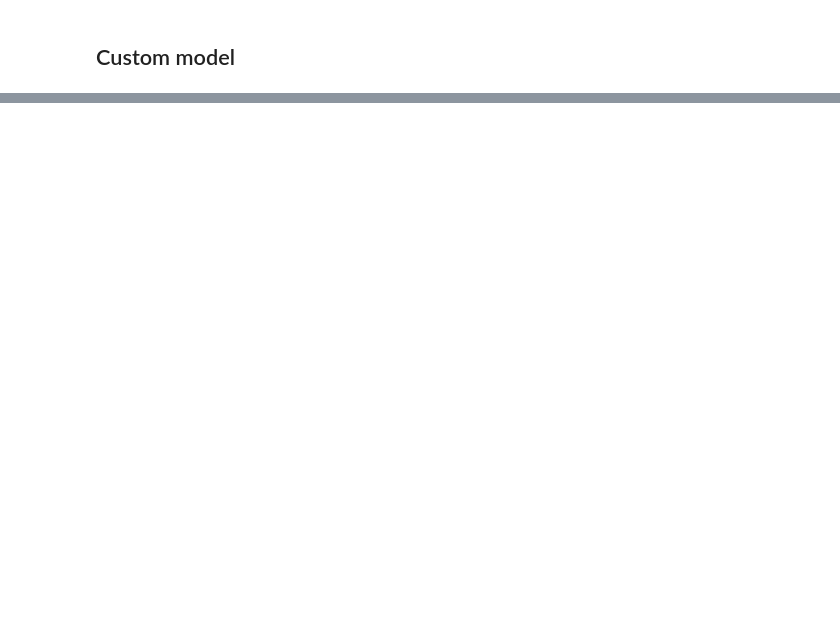
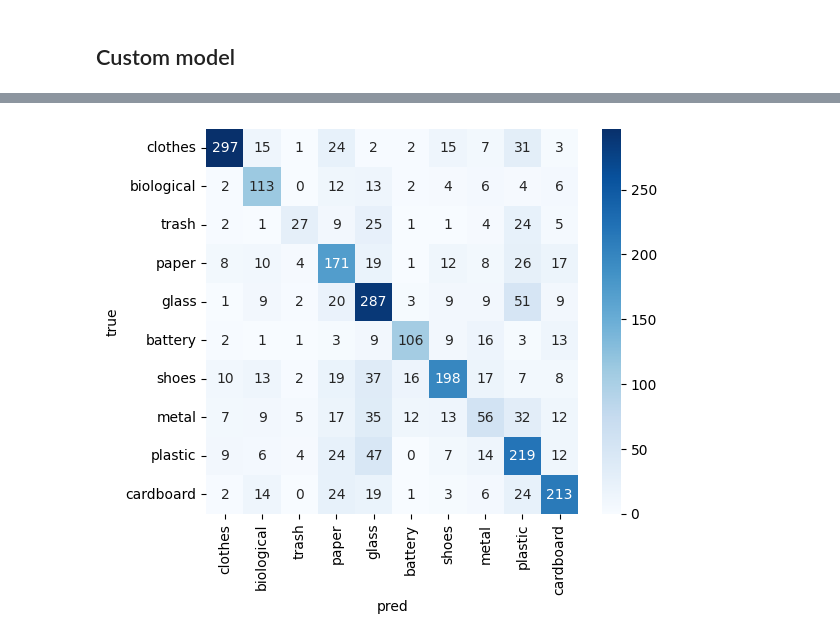
Before and after one commit to ffaundezcab/amd_garbage_recognizer, a Jupyter notebook: notebooks/model.ipynb, the cells around one changed output, grey strips where cells are left out. Saved outputs shown, nothing was run; the diff lists cells and outputs as text; code cells hidden in the pictures; blank space fills up the shorter version.

Commit message:
efficient implementation and custom model

```diff
--- a/notebooks/model.ipynb
+++ b/notebooks/model.ipynb
@@ -344,9 +431,10 @@ def build_custom_model(n_filters = 128, n_neurons = 64, learning_rate = 1e-2, dr
     return model
 # %%
 param_grid = {"learning_rate": [1e-2, 1e-3],
-              "momentum": [0.0, 0.9],
-              "n_filters": [16, 32],
-              "n_neurons": [32, 64]}
+              "kernel_size" : [3, 5],
+              "beta_2": [0.99, 0.999],
+              "n_filters": [64, 128],
+              "n_neurons": [64, 128]}
 
 # X_train, X_test, y_train, y_test
-best_params, best_accuracy, mean_scores  = CNN_GridSearchCV(X_train, y_train, param_grid, build_custom_model, 42, 5, n_jobs = -1)
+best_params, best_accuracy, mean_scores  = CNN_GridSearchCV(X_train_full, y_train_labels, param_grid, build_custom_model, 42, 5,n_jobs=1 ,batch_size=batch_size)
@@ -380,8 +559,3 @@ mean_scores
-# %%
-which_arch = "custom"
-run_id, run_logdir = get_run_logdir(which_arch, "2")
-# save_params(run_logdir, "best_params_custom_model.pkl", best_params)
-best_params = {'learning_rate': 0.01, 'momentum': 0.9, 'n_filters': 32, 'n_neurons': 64}
 # %%
 path_best_first_arch = "/custom/2_run_2026_02_28-00_03_05"
 # params_first_arch = load_params(logs_path+path_best_first_arch+"/best_params_first_model.pkl")
@@ -413,0 +620,2 @@ tf.test.gpu_device_name()
+# %%
+y_pred = np.argmax(model.predict(cv_test_set), axis = 1)
@@ -413,0 +624,2 @@ tf.test.gpu_device_name()
+# %%
+cm = compute_classification_metrics(y_test_array, y_pred, class_names)
@@ -413,0 +643,4 @@ tf.test.gpu_device_name()
+# %%
+plot_conf_matrix(cm)
+# %% [output]
+[figure, added]
```
Also changed, not shown: parts of 28 cells of this notebook, 8 other files.
